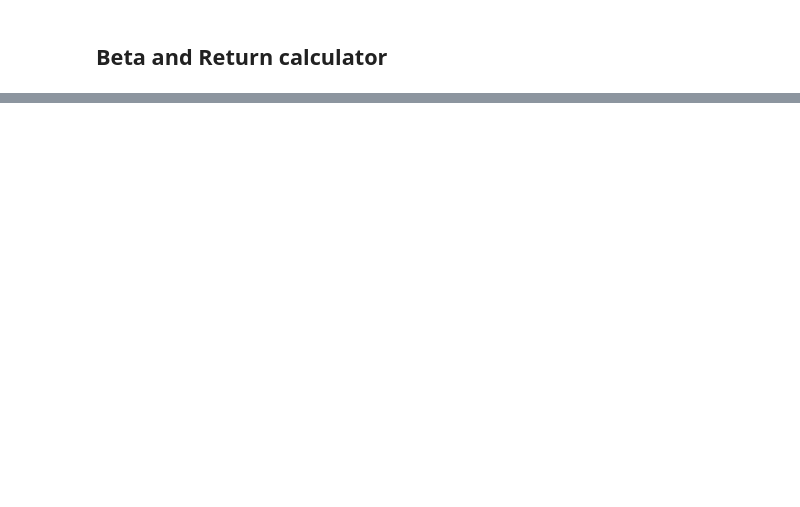
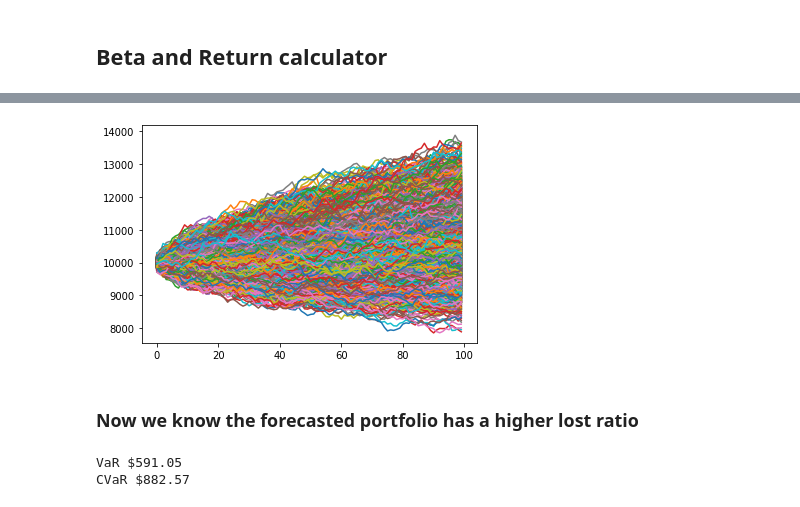
Before and after one commit to Gerard9199/StockPortfolio, a Jupyter notebook: stockPortfolio.ipynb, the cells around one changed output, grey strips where cells are left out. Cells and saved outputs as stored; diff of their text form; code cells hidden in the pictures; blank space fills up the shorter version.

```diff
--- a/stockPortfolio.ipynb
+++ b/stockPortfolio.ipynb
@@ -217,33 +233,0 @@ plt.show()
-# %%
-def forecasting(stockValues, stockTicker):
-    data = stockValues.values
-    dataLenght = round(len(data)*.8)#80% of the data
-    scaler = MinMaxScaler(feature_range=(0,1))
-    scaledData = scaler.fit_transform(data)
-    trainData = scaledData[0:dataLenght, :]
-    xTrain, yTrain = [], []
-    for i in range(60, len(trainData)):
-        xTrain.append(trainData[i-60:i, 0])
-        yTrain.append(trainData[i, 0])
-    xTrain, yTrain = np.array(xTrain), np.array(yTrain)
-    xTrain = np.reshape(xTrain, (xTrain.shape[0], xTrain.shape[1], 1))
-    model = Sequential()
-    model.add(LSTM(50, return_sequences=True, input_shape=(xTrain.shape[1], 1)))
-    model.add(LSTM(50, return_sequences=False))
-    model.add(Dense(25))
-    model.add(Dense(1))
-    model.compile(optimizer='adam', loss='mean_squared_error')
-    model.fit(xTrain, yTrain, batch_size=1, epochs=1)
-    testData = scaledData[dataLenght - 60:,:]
-    xTest, yTest = [], data[dataLenght:,:]
-    for i in range(60, len(testData)):
-        xTest.append(testData[i-60:i, 0])
-    xTest = np.array(xTest)
-    xTest = np.reshape(xTest, (xTest.shape[0], xTest.shape[1], 1))
-    forecasting = model.predict(xTest)
-    forecasting = scaler.inverse_transform(forecasting)
-    rmse = np.sqrt(np.mean(forecasting-yTest)**2)
-    train = data[:dataLenght]
-    valid= pd.DataFrame(data[dataLenght:], columns=['Original {}'.format(stockTicker)])
-    valid['Forecast {}'.format(stockTicker)] = forecasting
-    return valid
@@ -303,0 +336,21 @@ CVaR $2037.77
+# %%
+data = stockPrice[portfolioTicker]
+dataLenght = round(len(data)*.8)#80% of the data
+originalData = data[:dataLenght].loc[:, ::-1]
+forecastedData = forecast.loc[:, ::-2]
+originalData.columns = forecastedData.columns
+forecastedReturn = pd.concat([originalData, forecastedData]).pct_change().dropna()
+forecastedMonteC = monte_carlo(forecastedReturn, portfolioTicker)
+
+plt.plot(forecastedMonteC)
+plt.show()
+# %% [output]
+[figure, added]
+# %% [markdown]
+### Now we know the forecasted portfolio has a higher lost ratio
+# %%
+forecastedVaRRet = forecastedMonteC[-1,:]
+forecastedVaR = VaR(forecastedVaRRet)
+# %% [output]
+VaR $591.05
+CVaR $882.57
```
Also changed, not shown: parts of 54 cells of this notebook.
